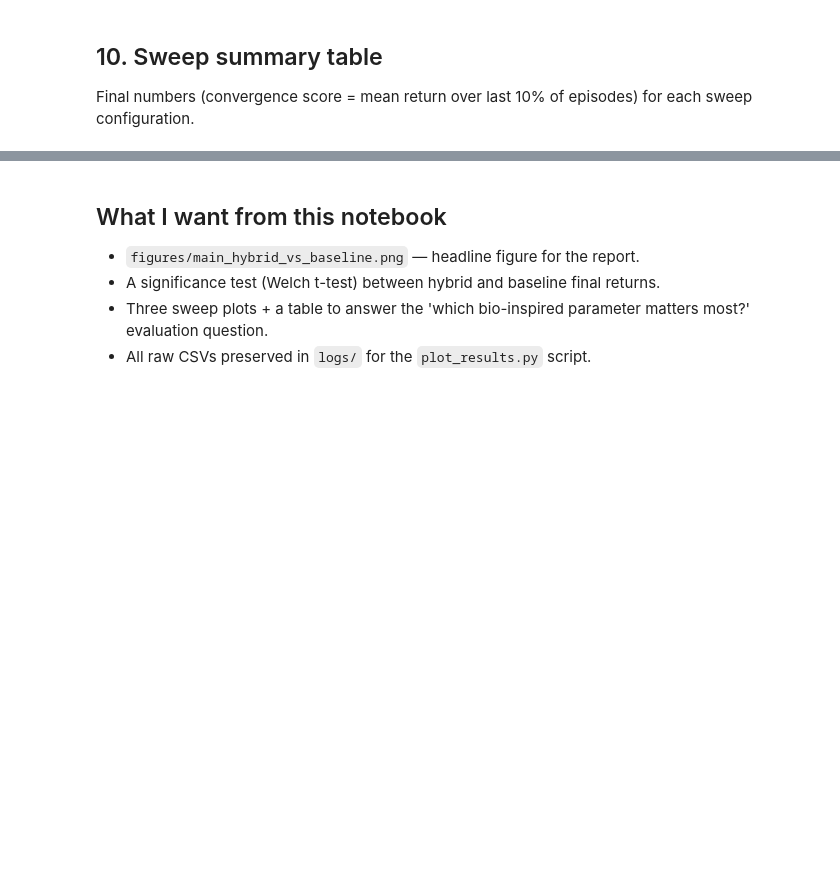
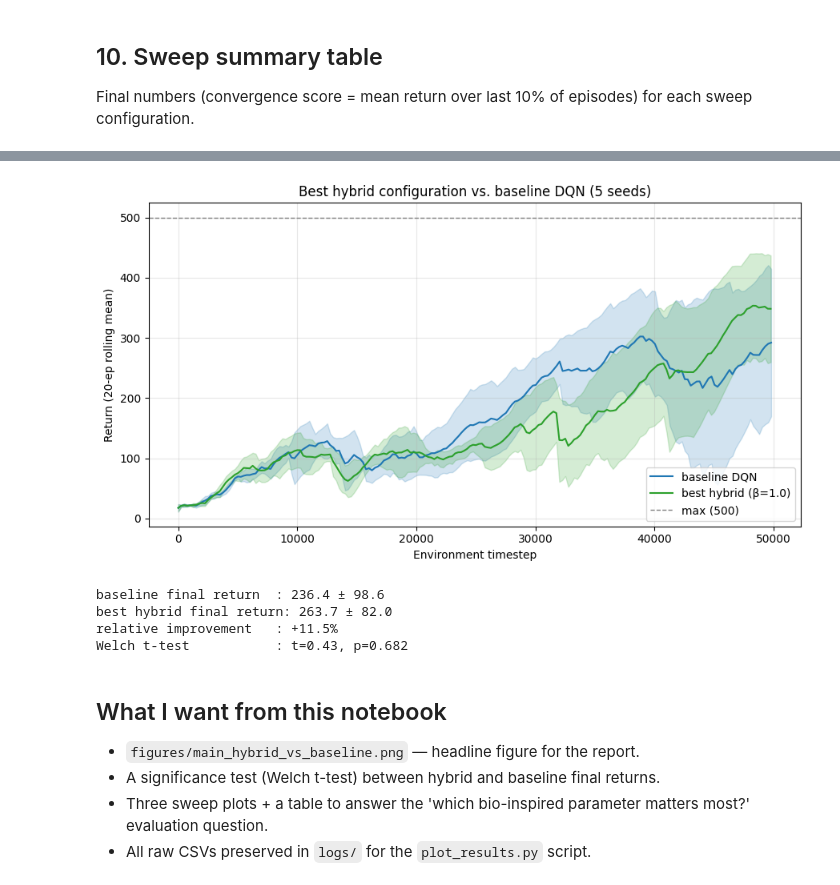
Before and after one commit to tosuun/apbio_project, a Jupyter notebook: notebooks/04_main_experiment.ipynb, the cells around one changed output, grey strips where cells are left out. Cells and saved outputs as stored; diff of their text form; code cells hidden in the pictures; blank space fills up the shorter version.

```diff
--- a/notebooks/04_main_experiment.ipynb
+++ b/notebooks/04_main_experiment.ipynb
@@ -170,8 +178,14 @@ def run(csv_path, seed, mode='baseline', total_timesteps=TOTAL_TIMESTEPS,
     """
     csv_path = Path(csv_path)
     if csv_path.exists() and csv_path.stat().st_size > 60:
-        # 60 bytes ~= just the header; anything larger means real data.
-        return csv_path, 0.0, True  # cached
+    # Check that the cached run actually finished — not a truncated one.
+      try:
+        tail = pd.read_csv(csv_path)
+        if len(tail) > 0 and tail['timestep'].max() >= 0.9 * total_timesteps:
+            return csv_path, 0.0, True  # cached and complete
+      except Exception:
+        pass
+    # Otherwise fall through and retrain.
 
     cfg = dict(DEFAULT_CFG)
     if overrides:
@@ -462,3 +607,42 @@ print(sweep_final('lr', LEARNING_RATES, SWEEP_SEEDS).to_string(index=False))
+# %%
+# ===== Best hybrid vs baseline (5 seeds) =====
+base_curves = load_curves('baseline_main', ALL_SEEDS)
+best_curves = load_curves('best',          ALL_SEEDS)
+
+g_b, m_b, s_b = stack_on_timestep_grid(base_curves)
+g_h, m_h, s_h = stack_on_timestep_grid(best_curves)
+
+fig, ax = plt.subplots(figsize=(9, 5))
+ax.plot(g_b, m_b, label='baseline DQN', color='tab:blue')
+ax.fill_between(g_b, m_b - s_b, m_b + s_b, color='tab:blue', alpha=0.2)
+ax.plot(g_h, m_h, label='best hybrid (β=1.0)', color='tab:green')
+ax.fill_between(g_h, m_h - s_h, m_h + s_h, color='tab:green', alpha=0.2)
+ax.axhline(500, color='grey', linestyle='--', linewidth=1, label='max (500)')
+ax.set_xlabel('Environment timestep')
+ax.set_ylabel('Return (20-ep rolling mean)')
+ax.set_title('Best hybrid configuration vs. baseline DQN (5 seeds)')
+ax.legend(loc='lower right')
+ax.grid(True, alpha=0.3)
+fig.tight_layout()
+fig.savefig(PROJECT_ROOT / 'figures' / 'best_vs_baseline.png', dpi=150)
+plt.show()
+
+# İstatistiksel karşılaştırma
+fr_b = final_returns(base_curves)
+fr_h = final_returns(best_curves)
+t, p = stats.ttest_ind(fr_h, fr_b, equal_var=False)
+rel = (np.mean(fr_h) - np.mean(fr_b)) / abs(np.mean(fr_b))
+
+print(f'baseline final return  : {np.mean(fr_b):.1f} ± {np.std(fr_b):.1f}')
+print(f'best hybrid final return: {np.mean(fr_h):.1f} ± {np.std(fr_h):.1f}')
+print(f'relative improvement   : {rel*100:+.1f}%')
+print(f'Welch t-test           : t={t:.2f}, p={p:.3f}')
+# %% [output]
+[figure, added]
+baseline final return  : 236.4 ± 98.6
+best hybrid final return: 263.7 ± 82.0
+relative improvement   : +11.5%
+Welch t-test           : t=0.43, p=0.682
 # %% [markdown]
 ## What I want from this notebook
 
```
Also changed, not shown: parts of 15 cells of this notebook.
